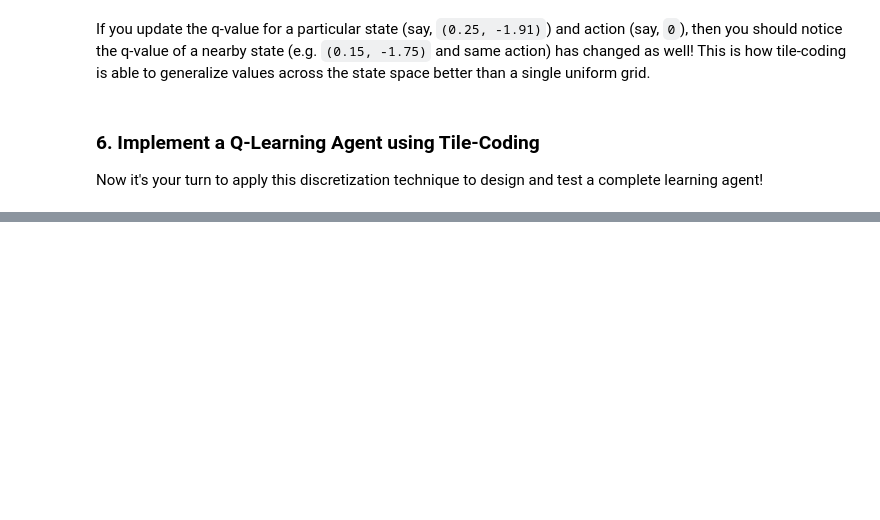
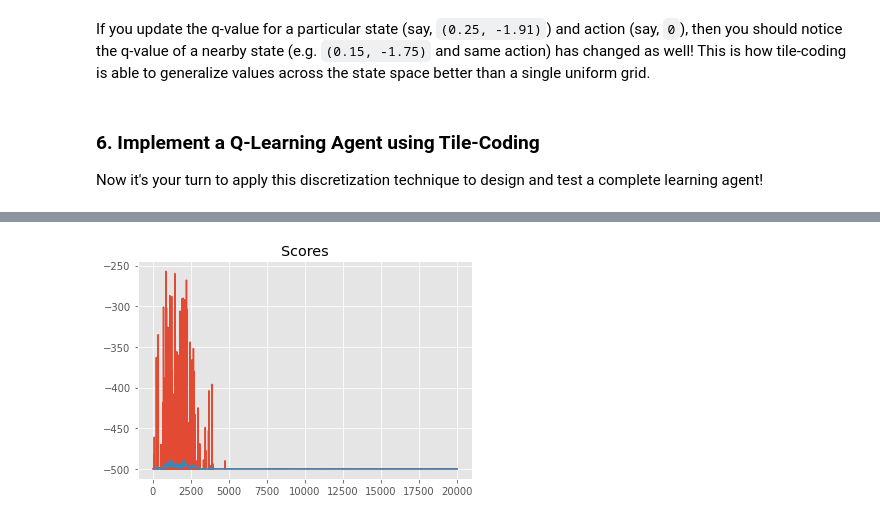
Before and after one commit to Victor-Martinez-Pozos/DRL-TD-Continuous_spaces, a Jupyter notebook: Tile_Coding.ipynb, the cells around one changed output, grey strips where cells are left out. Cells and saved outputs as stored; diff of their text form; code cells hidden in the pictures; blank space fills up the shorter version.

```diff
--- a/Tile_Coding.ipynb
+++ b/Tile_Coding.ipynb
@@ -283,11 +299,8 @@ class QTable:
         """
         self.state_size = state_size
         self.action_size = action_size
-
-        # TODO: Create Q-table, initialize all Q-values to zero
-        # Note: If state_size = (9, 9), action_size = 2, q_table.shape should be (9, 9, 2)
-
-        print("QTable(): size =", self.q_table.shape)
+        self.table = np.zeros(state_size+(action_size,))
+        print("QTable(): size =", self.table.shape)
 
 
 class TiledQTable:
@@ -328,10 +341,9 @@ class TiledQTable:
         value : float
             Q-value of given <state, action> pair, averaged from all internal Q-tables.
         """
-        # TODO: Encode state to get tile indices
-
-        # TODO: Retrieve q-value for each tiling, and return their average
-        pass
+        indexes = [tuple(encoded.tolist() + [action]) for encoded in tile_encode(state, self.tilings)]
+        value = sum([Q.table[index] for Q, index in zip(self.q_tables, indexes)])
+        return value
 
     def update(self, state, action, value, alpha=0.1):
         """Soft-update Q-value for given <state, action> pair to value.
@@ -350,10 +362,13 @@ class TiledQTable:
         alpha : float
             Update factor to perform soft-update, in [0.0, 1.0] range.
         """
-        # TODO: Encode state to get tile indices
+        indexes = [tuple(encoded.tolist() + [action]) for encoded in tile_encode(state, self.tilings)]
 
-        # TODO: Update q-value for each tiling by update factor alpha
-        pass
+        previus_value = self.get(state, action)
+        for Q, index in zip(self.q_tables, indexes):
+            Q.table[index] = alpha * value + (1.0 - alpha) * previus_value
+
+
 
 
 # Test with a sample Q-table
@@ -370,0 +537,11 @@ Now it's your turn to apply this discretization technique to design and test a c
+# %%
+def plot_scores(scores, rolling_window=100):
+    """Plot scores and optional rolling mean using specified window."""
+    plt.plot(scores); plt.title("Scores");
+    rolling_mean = pd.Series(scores).rolling(rolling_window).mean()
+    plt.plot(rolling_mean);
+    return rolling_mean
+
+rolling_mean = plot_scores(scores)
+# %% [output]
+[figure, added]
```
Also changed, not shown: parts of 8 cells of this notebook.
